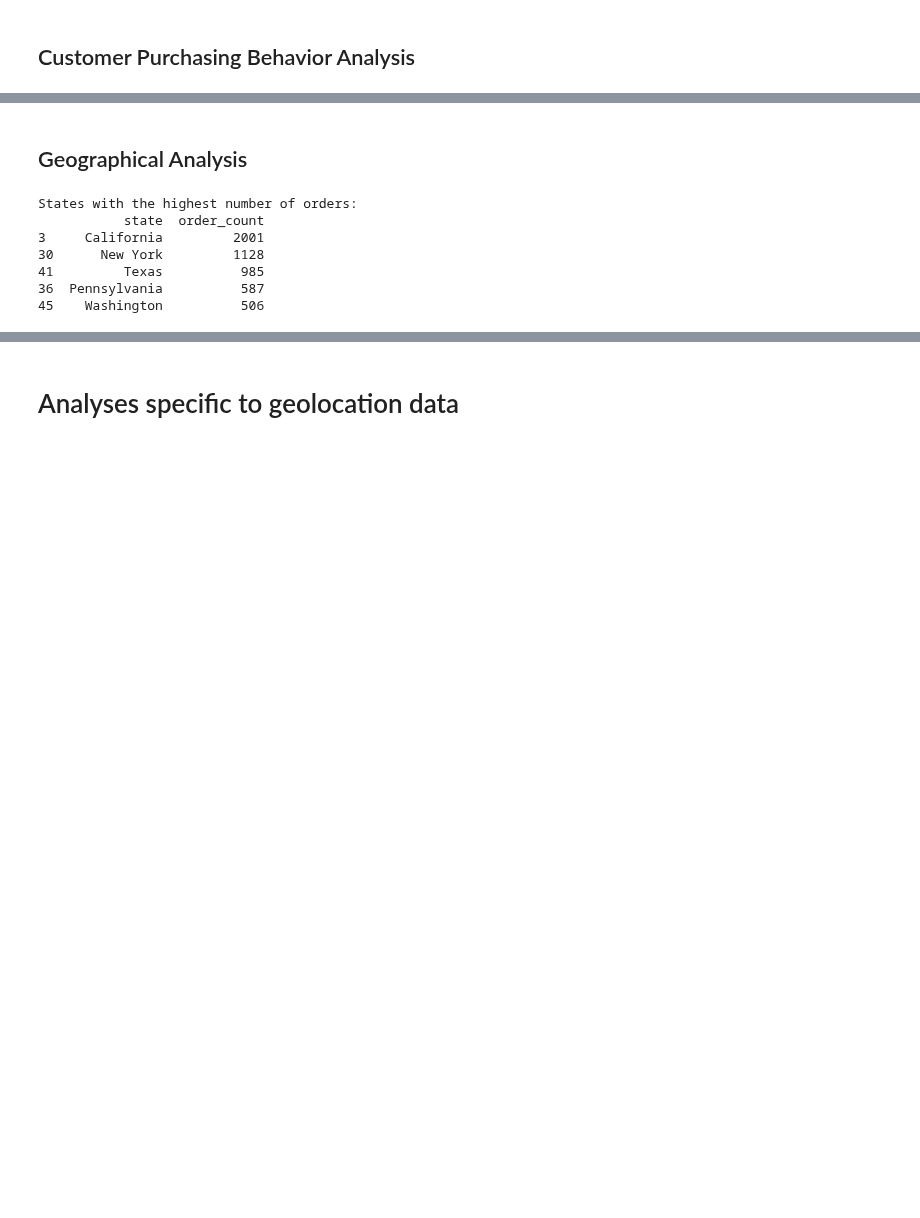
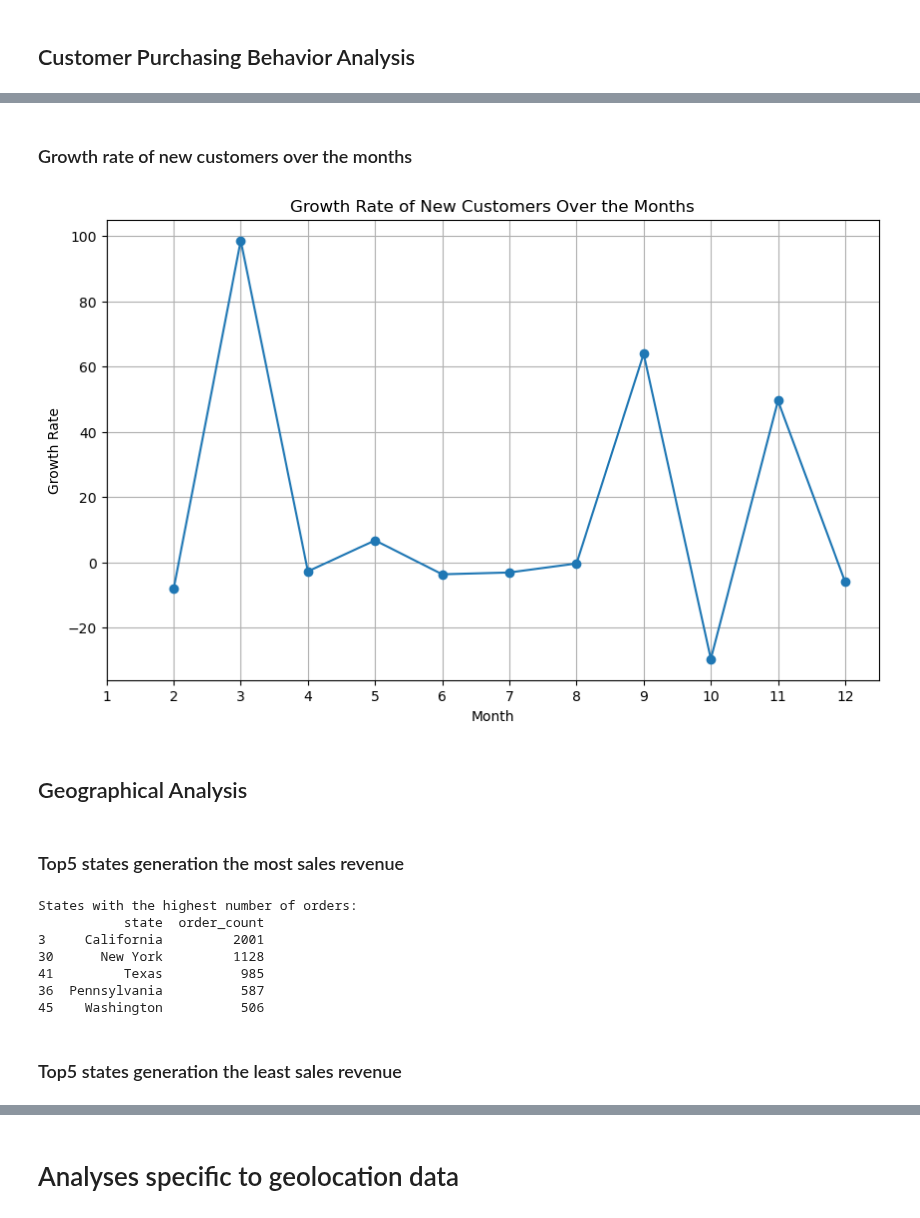
Before and after one commit to MaxLopezSalgado/superstore_e-commerce, a Jupyter notebook: eda/eda_merged_df.ipynb, the cells around one changed output, grey strips where cells are left out. Cells and saved outputs as stored; diff of their text form; code cells hidden in the pictures; blank space fills up the shorter version.

Commit message:
reorganized the eda of the superstore_df and performed new features

```diff
--- a/eda/eda_merged_df.ipynb
+++ b/eda/eda_merged_df.ipynb
@@ -418,5 +458,28 @@ Customers with the highest number of orders:
+# %% [markdown]
+### Growth rate of new customers over the months
+# %%
+#  Plot of the growth rate of new customers over the months
+# Extract month from 'order_date'
+monthly_new_customers = superstore_df['month'] = superstore_df.groupby('month')['customer_id'].nunique()
+
+# Calculate the month-over-month growth rate
+monthly_growth_rate = monthly_new_customers.pct_change() * 100
+# %%
+# Plot the growth rate over the months
+plt.figure(figsize=(10, 6))
+plt.plot(monthly_growth_rate.index, monthly_growth_rate.values, marker='o')
+plt.xlabel('Month')
+plt.ylabel('Growth Rate')
+plt.title('Growth Rate of New Customers Over the Months')
+plt.xticks(range(1, 13))  # Assuming 1-12 months
+plt.grid(True)
+plt.show()
+# %% [output]
+[figure, added]
 # %% [markdown]
 ## Geographical Analysis
+# %% [markdown]
+### Top5 states generation the most sales revenue
 # %%
 state_orders = superstore_df.groupby('state')['order_id'].count().reset_index()
 state_orders = state_orders.rename(columns={'order_id': 'order_count'})
@@ -433,3 +496,5 @@ States with the highest number of orders:
 41         Texas          985
 36  Pennsylvania          587
 45    Washington          506
+# %% [markdown]
+### Top5 states generation the least sales revenue
```
Also changed, not shown: parts of 12 cells of this notebook.
